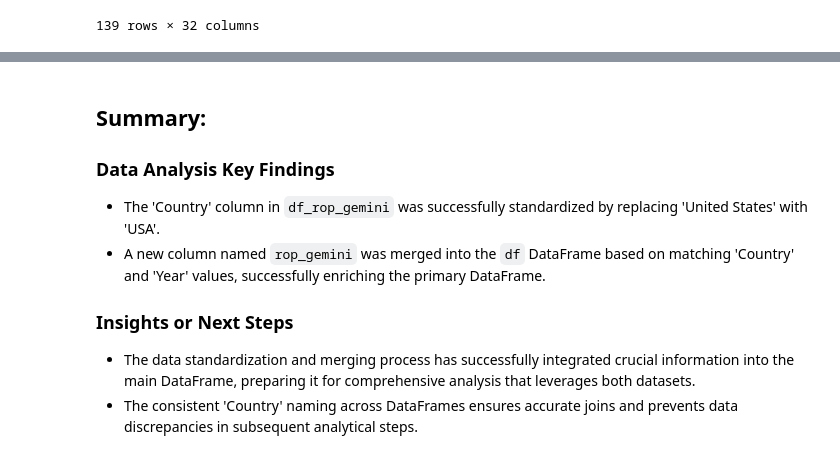
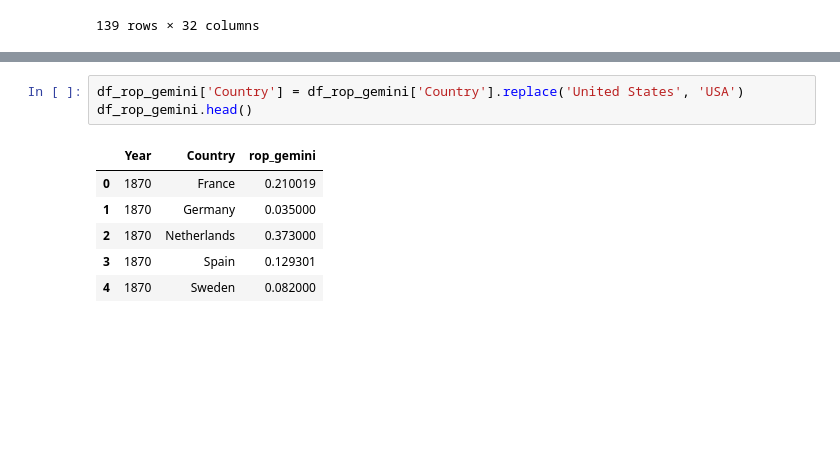
Before and after one commit to kabeerbora/1st_global, a Jupyter notebook: 1st_global.ipynb, the cells around one changed output, grey strips where cells are left out. Drawn from its saved outputs; the diff is of its cells as text; blank space fills up the shorter version.

```diff
--- a/1st_global.ipynb
+++ b/1st_global.ipynb
@@ -2187,10 +2131,10 @@ Standardize the 'Country' column in `df_rop_gemini` (replace 'United States' wit
-# %% [markdown]
-## Summary:
-
-### Data Analysis Key Findings
-*   The 'Country' column in `df_rop_gemini` was successfully standardized by replacing 'United States' with 'USA'.
-*   A new column named `rop_gemini` was merged into the `df` DataFrame based on matching 'Country' and 'Year' values, successfully enriching the primary DataFrame.
-
-### Insights or Next Steps
-*   The data standardization and merging process has successfully integrated crucial information into the main DataFrame, preparing it for comprehensive analysis that leverages both datasets.
-*   The consistent 'Country' naming across DataFrames ensures accurate joins and prevents data discrepancies in subsequent analytical steps.
+# %%
+df_rop_gemini['Country'] = df_rop_gemini['Country'].replace('United States', 'USA')
+df_rop_gemini.head()
+# %% [output]
+|  | Year | Country | rop_gemini |
+| 0 | 1870 | France | 0.210019 |
+| 1 | 1870 | Germany | 0.035000 |
+| 2 | 1870 | Netherlands | 0.373000 |
+| 3 | 1870 | Spain | 0.129301 |
+| 4 | 1870 | Sweden | 0.082000 |
```
Also changed, not shown: parts of 16 cells of this notebook.
